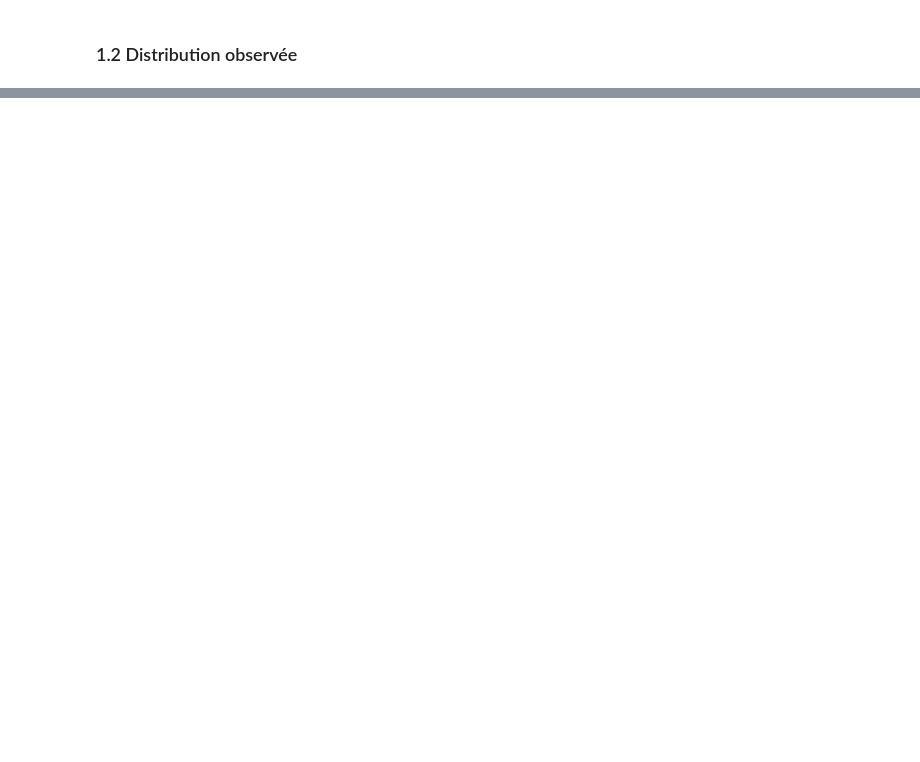
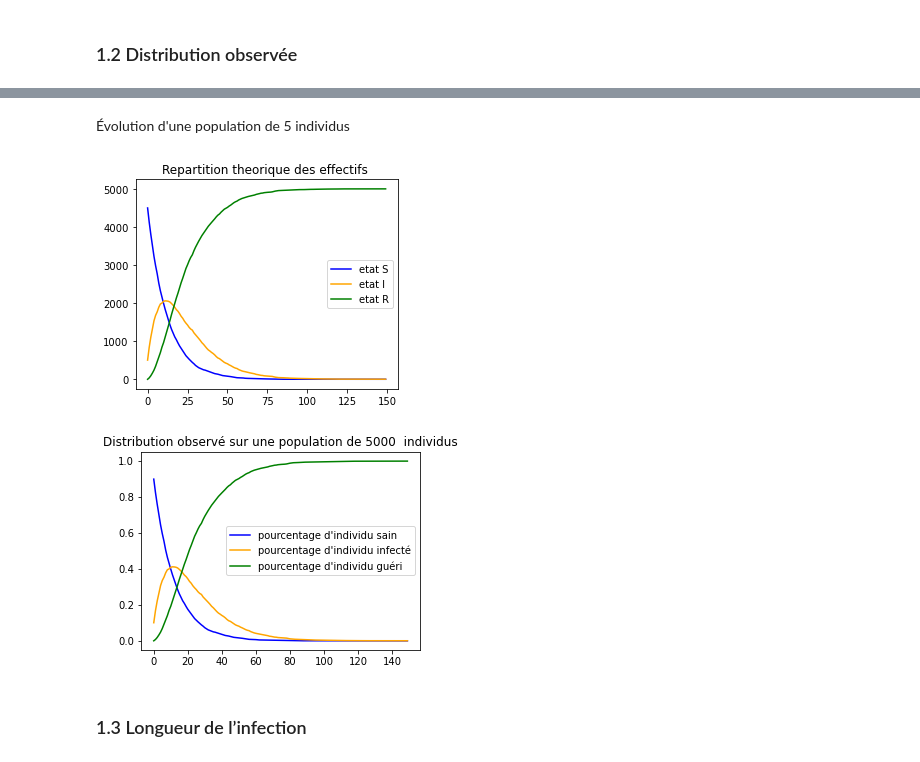
Before and after one commit to tkqdldk/Markov_Epidemio, a Jupyter notebook: projet3.ipynb.ipynb, the cells around one changed output, grey strips where cells are left out. Drawn from its saved outputs; the diff is of its cells as text; code cells hidden in the pictures; blank space fills up the shorter version.

```diff
--- a/projet3.ipynb.ipynb
+++ b/projet3.ipynb.ipynb
@@ -237,0 +249,14 @@ def Pourcentage(nb, nombre_individus):
+# %% [markdown]
+Évolution d'une population de 5 individus
+# %%
+T = 150
+nombre_individus = 5000
+vecteur_initial = np.array([0.9, 0.1, 0])
+matrice_transition = np.array([[0.92, 0.08, 0], [0, 0.93, 0.07], [0, 0, 1]])
+
+seq = Evolution_sequences(nombre_individus, matrice_transition, T,vecteur_initial)
+# %% [output]
+[figure, added]
+[figure, added]
+# %% [markdown]
+### 1.3 Longueur de l’infection
```
Also changed, not shown: parts of 47 cells of this notebook.
